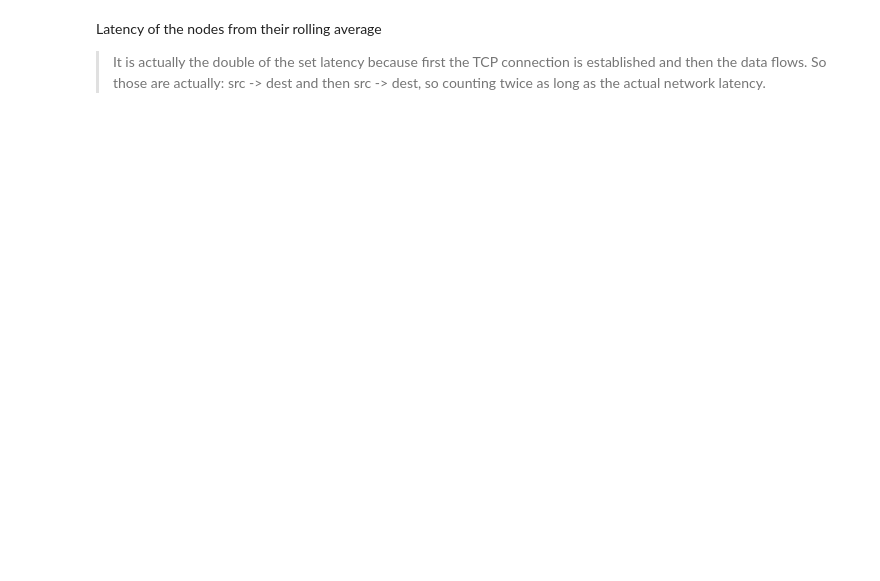
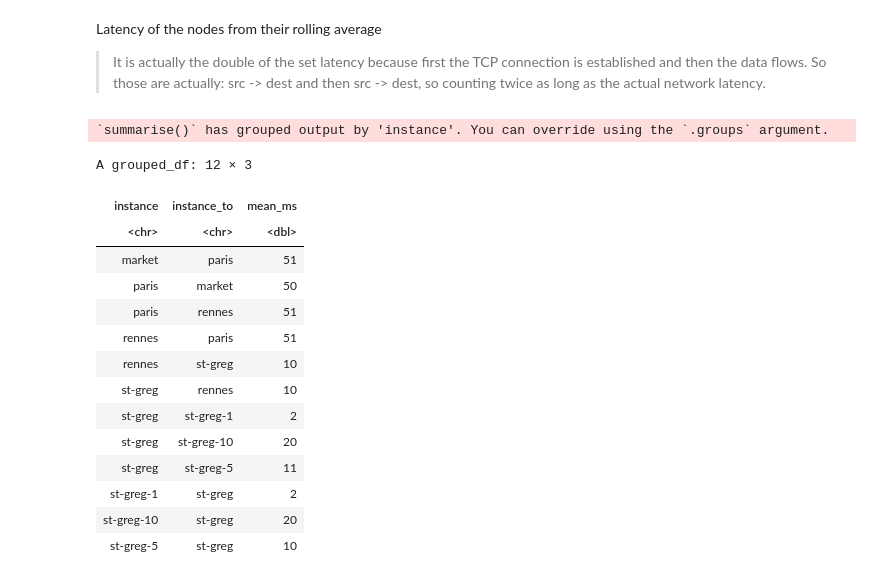
Before and after one commit to VolodiaPG/giraff, a Jupyter notebook: enos/live/experiment.ipynb, the cells around one changed output. Cells and saved outputs as stored; diff of their text form; code cells hidden in the pictures; blank space fills up the shorter version.

```diff
--- a/enos/live/experiment.ipynb
+++ b/enos/live/experiment.ipynb
@@ -238,31 +256,50 @@ Latency of the nodes from their rolling average
 # %%
 latency <- read.csv2(file = paste(METRICS_PATH, "fog_node_neighbors_latency_rolling_avg.csv", sep = "/"), header = TRUE, sep = "\t") %>%
   prepare() %>%
   mutate(instance_to = as.character(names[instance_to]))
 
 latency %>%
   group_by(instance, instance_to) %>%
-  summarise(mean_ms = round(mean(value * 1000), 0))
+  summarize(mean_ms = round(median(value*1000), 0))
 
-latency %>%
-  ggplot(aes(x = timestamp, y = value, color = instance_to)) +
-geom_smooth() +
-  labs(x = "Time", y = "Latency (s)", title = "Evolution of perceived latency from a node to its neighbors over time", subtitle = "Each row is a “from”") +
-  facet_grid(rows = vars(instance))+
-  scale_color_viridis(discrete = TRUE, option = "D") +
-  scale_fill_viridis(discrete = TRUE)
+# latency %>%
+#   ggplot(aes(x = timestamp, y = value, color = instance_to)) +
+# geom_smooth() +
+#   labs(x = "Time", y = "Latency (s)", title = "Evolution of perceived latency from a node to its neighbors over time", subtitle = "Each row is a “from”") +
+#   scale_y_continuous(trans='sqrt') +
+#   facet_grid(rows = vars(instance))+
+#   scale_color_viridis(discrete = TRUE, option = "D") +
+  # scale_fill_viridis(discrete = TRUE)
 
-latency %>%
-  ggplot(aes(x = timestamp, y = value, color = instance_to)) +
-geom_point() +
-  labs(x = "Time", y = "Latency (s)", title = "Evolution of perceived latency from a node to its neighbors over time", subtitle = "Each row is a “from”") +
-  scale_color_viridis(discrete = TRUE, option = "D") +
-  scale_fill_viridis(discrete = TRUE)
+# latency %>%
+#   ggplot(aes(x = timestamp, y = value, color = instance_to)) +
+# geom_point() +
+#   labs(x = "Time", y = "Latency (s)", title = "Evolution of perceived latency from a node to its neighbors over time", subtitle = "Each row is a “from”") +
+#   scale_color_viridis(discrete = TRUE, option = "D") +
+#   scale_fill_viridis(discrete = TRUE)
 
-latency %>% group_by(instance, instance_to) %>% mutate(max = max(value)) %>% select(instance, instance_to, max) %>%
-  ggplot(aes(x = instance, y = max, fill = instance_to)) +
-geom_col(position="dodge") +
-  labs(x = "Source", y = "Latency (s)", title = "Max latency from a node to its neighbors") +
-  # facet_grid(rows = vars(instance_to))+
-  scale_color_viridis(discrete = TRUE, option = "D") +
-  scale_fill_viridis(discrete = TRUE)
+# latency %>% group_by(instance, instance_to) %>% mutate(median = median(value)) %>%
+#   ggplot(aes(x = instance, y = median, color = instance_to)) +
+#   geom_point() +
+#   # scale_y_continuous(trans='sqrt') +
+#   labs(x = "Source", y = "Latency (s)", title = "Max latency from a node to its neighbors") +
+#   # facet_grid(rows = vars(instance_to))+
+#   scale_color_viridis(discrete = TRUE, option = "D") +
+#   scale_fill_viridis(discrete = TRUE)
+# %% [output]
+`summarise()` has grouped output by 'instance'. You can override using the `.groups` argument.
+A grouped_df: 12 × 3
+| instance | instance_to | mean_ms |
+| <chr> | <chr> | <dbl> |
+| market | paris | 51 |
+| paris | market | 50 |
+| paris | rennes | 51 |
+| rennes | paris | 51 |
+| rennes | st-greg | 10 |
+| st-greg | rennes | 10 |
+| st-greg | st-greg-1 | 2 |
+| st-greg | st-greg-10 | 20 |
+| st-greg | st-greg-5 | 11 |
+| st-greg-1 | st-greg | 2 |
+| st-greg-10 | st-greg | 20 |
+| st-greg-5 | st-greg | 10 |
```
Also changed, not shown: parts of 15 cells of this notebook, 51 other files.
